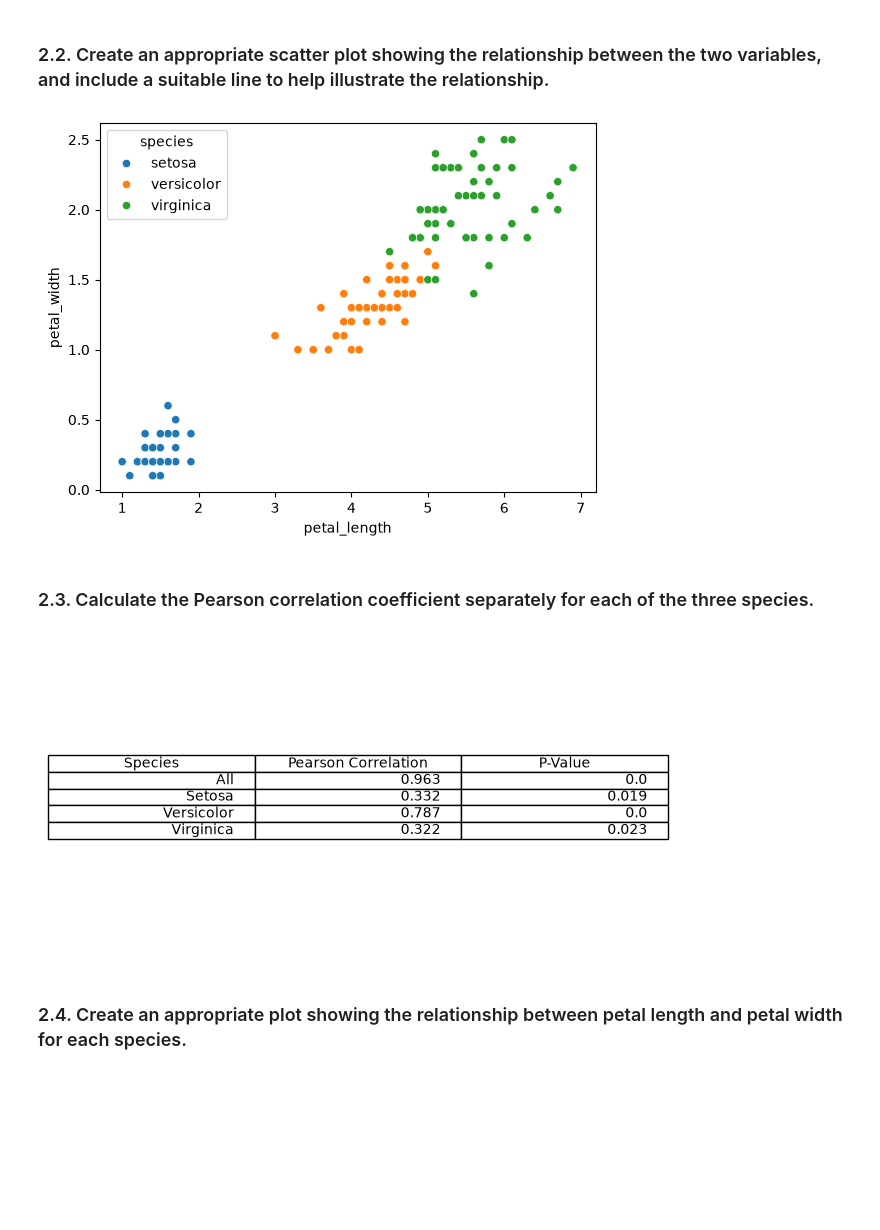
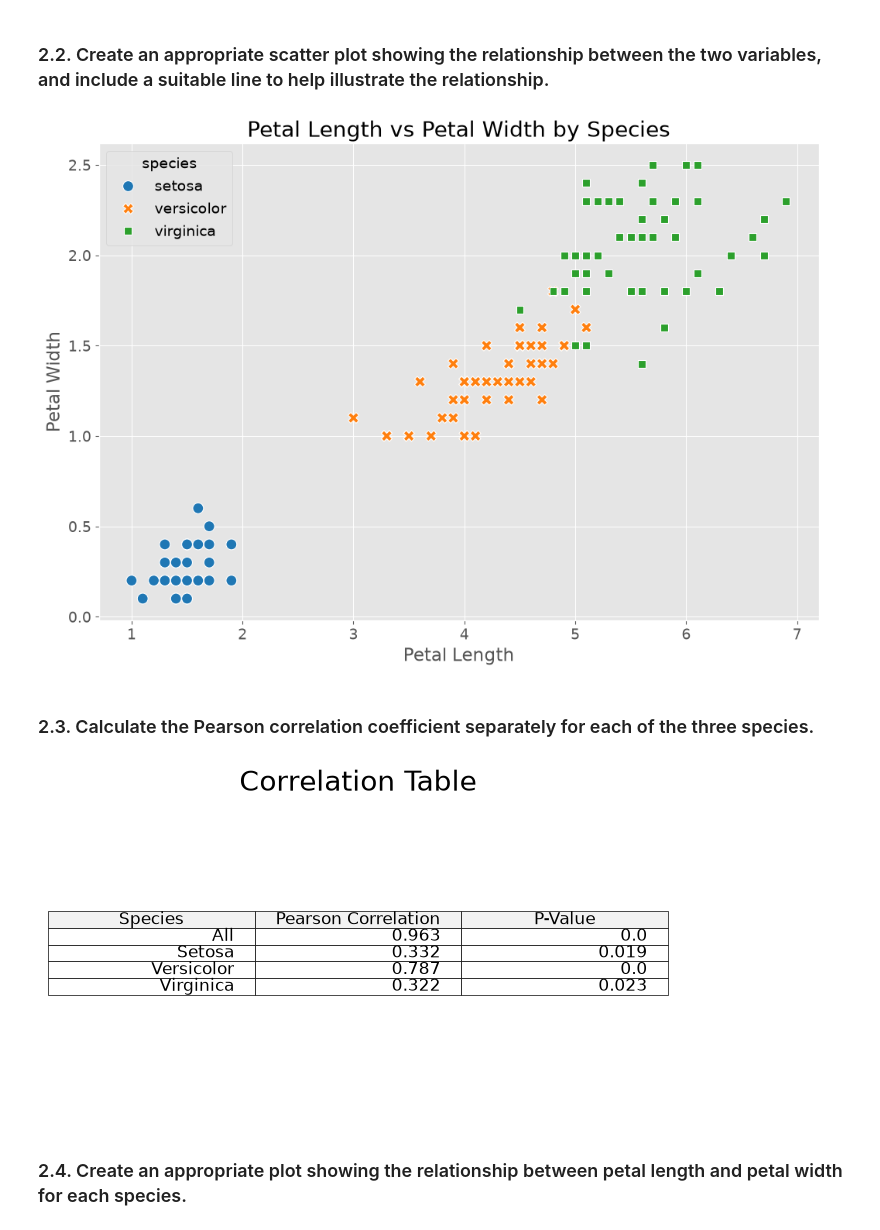
Before and after one commit to clydewatts1/PDFA_Applied_Statistics_Project, a Jupyter notebook: problems.ipynb, the cells around one changed output. Cells and saved outputs as stored; diff of their text form; code cells hidden in the pictures; blank space fills up the shorter version.

```diff
--- a/problems.ipynb
+++ b/problems.ipynb
@@ -34,6 +33,24 @@ from scipy.stats import f_oneway
 IRIS_CSV = "data/iris.csv"
 # URL for Iris Data Set (if needed)
 IRIS_URL = "https://raw.githubusercontent.com/mwaskom/seaborn-data/master/iris.csv"
+# %%
+# Plot Styles
+plt.style.use('ggplot')
+
+# Plot size
+plt.rcParams['figure.figsize'] = (12,8)
+
+# Set the default font size for plots
+plt.rcParams['font.size'] = 14
+
+# Set the default line width for plots
+plt.rcParams['lines.linewidth'] = 2
+
+# Set the default marker size for plots
+plt.rcParams['lines.markersize'] = 8
+
+# Set the default color cycle for plots
+plt.rcParams['axes.prop_cycle'] = plt.cycler(color=['#1f77b4', '#ff7f0e', '#2ca02c', '#d62728', '#9467bd', '#8c564b', '#e377c2', '#7f7f7f', '#bcbd22', '#17becf'])
 # %%
 # Load into pandas dataframe
 # try load the iris dataset into a pandas dataframe locally
@@ -409,11 +425,13 @@ plt.show()
 # %%
 # Plot a scatter plot of petal length vs petal width for all species
 # using seaborn
-import seaborn as sns
-sns.scatterplot(data=df_iris, x='petal_length', y='petal_width', hue='species')
+sns.scatterplot(data=df_iris, x='petal_length', y='petal_width', hue='species', style='species', s=100)
+plt.xlabel('Petal Length')
+plt.ylabel('Petal Width')
+plt.title('Petal Length vs Petal Width by Species')
 plt.show()
 # %% [output]
-[figure, old version]
+[figure, new version]
 # %% [markdown]
 ### 2.3. Calculate the Pearson correlation coefficient separately for each of the three species.
 # %%
@@ -421,10 +439,11 @@ plt.show()
 plt.figure(figsize=(8, 4))
 plt.axis('off')
 df_correlation_table_2dp = df_correlation_table.round(3)
-plt.table(cellText=df_correlation_table_2dp.values, colLabels=df_correlation_table_2dp.columns, loc='center')
+plt.title('Correlation Table')
+plt.table(cellText=df_correlation_table_2dp.values, colLabels=df_correlation_table_2dp.columns, loc='center', cellLoc='right', colColours=['#f2f2f2']*df_correlation_table_2dp.shape[1])
 plt.show()
 # %% [output]
-[figure, old version]
+[figure, new version]
 # %% [markdown]
 ### 2.4. Create an appropriate plot showing the relationship between petal length and petal width for each species.
 # %%
```
Also changed, not shown: parts of 6 cells of this notebook.
